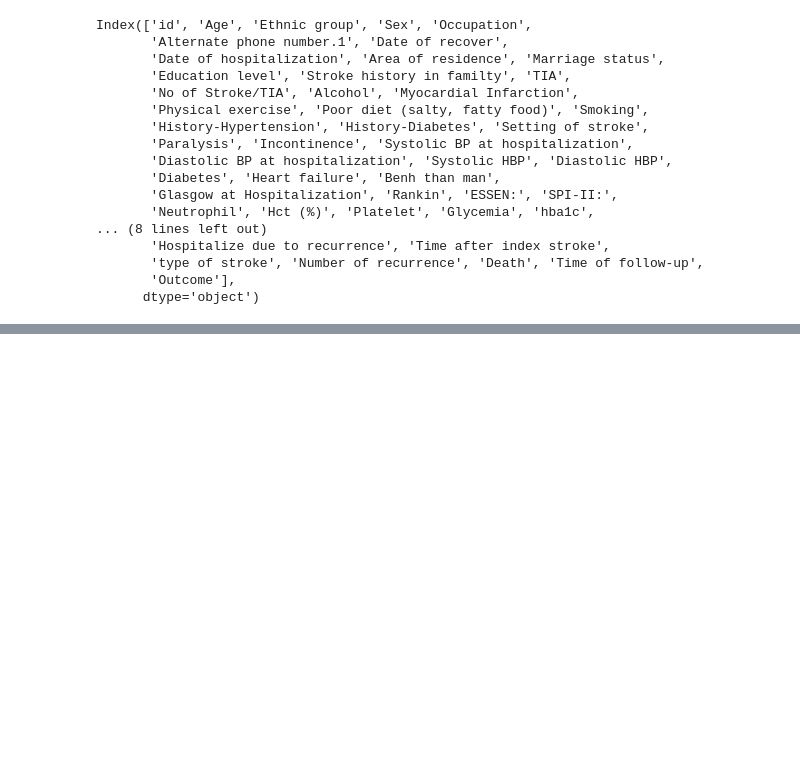
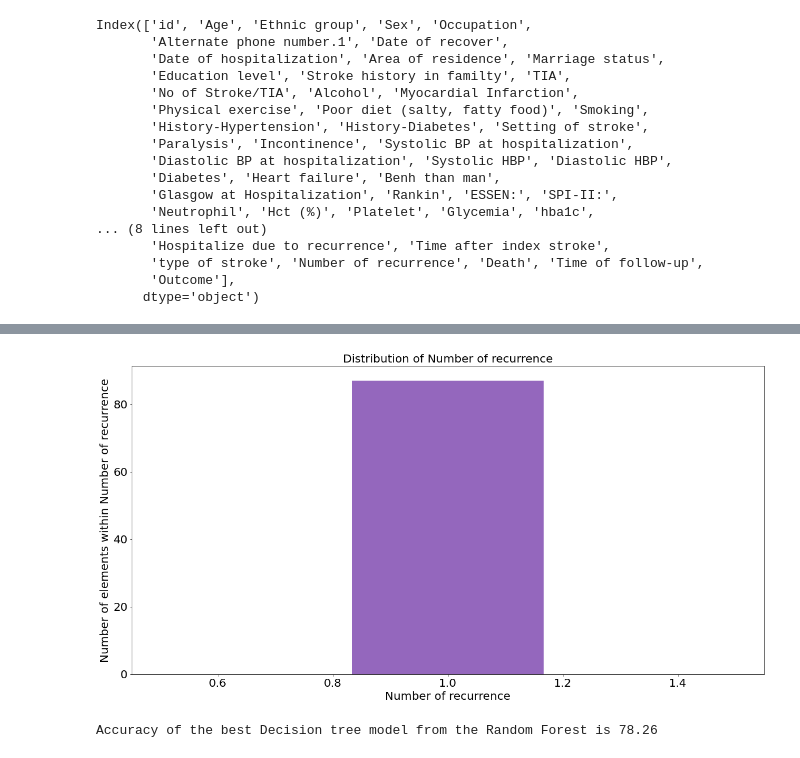
Before and after one commit to BFitzy96/model_code, a Jupyter notebook: stroke_recurrence/Recurrence study.ipynb, the cells around one changed output, grey strips where cells are left out. Drawn from its saved outputs; the diff is of its cells as text; code cells hidden in the pictures; blank space fills up the shorter version.

```diff
--- a/stroke_recurrence/Recurrence study.ipynb
+++ b/stroke_recurrence/Recurrence study.ipynb
@@ -37,10 +52,39 @@ Index(['id', 'Age', 'Ethnic group', 'Sex', 'Occupation',
+# %%
+def hist_gen(df, column, colours, bins_val=5):
+
+    assert type(colours) is list, 'Not a list'
+    assert type(df).__name__ == 'DataFrame'
+    assert type(column) is str
+
+
+    plt.figure(figsize=(20,10))
+    plt.grid(False)
+    n, bins, patches = plt.hist(df[column], bins=bins_val)
+
+    if len(colours) < len(patches):
+        print('Warning: There should be the same number of colours as bars if more colours are needed')
+        x = -(-len(patches)//len(colours)) # round always rounds down and so does //, therefore using
+        # a negative value will always round up
+        colours = colours*x
+
+    for i in range(len(patches)):
+        c = colours[i]
+        patches[i].set_fc(c)
+
+    #plt.ylim(max(df[column]) + (max(df[column])*0.4))
+    plt.tick_params(labelsize=20)
+    plt.xlabel(f'{column}', fontsize=20)
+    plt.ylabel(f'Number of elements within {column}', fontsize=20)
+    plt.title(f'Distribution of {column}', fontsize=20)
+
+    plt.savefig(f'Distribution of {column}'+ '.jpg', dpi=96)
 # %%
 df = df[['Age', 'Stroke history in familty', 'TIA', 'No of Stroke/TIA', 'Alcohol',
-       'Myocardial Infarction', 'Physical exercise',
+       'Myocardial Infarction', 'Physical exercise', 'Smoking', 'Sex', 'History-Hypertension',
        'Poor diet (salty, fatty food)', 'Smoking', 'History-Hypertension',
        'History-Diabetes', 'Diabetes', 'Heart failure', 'Glasgow at Hospitalization', 'Rankin', 'Neutrophil', 'Hct (%)', 'Platelet', 'Glycemia',
        'Fibrinogen (g/l):', 'hs-CRP (mg/l):', 'Dyslipidemia',
        'Cholestorl total', 'Triglyceride', 'HDL-C', 'LDL-C',
-       'Atrial fibrillation', 'Death', 'Date of stroke recurrence']]
+       'Atrial fibrillation','Number of recurrence']]
 #, 'Depression after stroke'
 # %%
@@ -65,0 +99,4 @@ features.fillna(2, inplace=True)
+# %%
+features.fillna(2,inplace=True)
+hist_gen(df,'Number of recurrence', ['tab:purple'], 3)
+# %% [output]
@@ -66,3 +104,4 @@ features.fillna(2, inplace=True)
+[figure, added]
 # %%
 from sklearn.preprocessing import MinMaxScaler
 scaler = MinMaxScaler()
@@ -77,0 +121,7 @@ train_data, test_data, train_label, test_label = model_selection.train_test_spli
+# %%
+from sklearn.metrics import accuracy_score, confusion_matrix, ConfusionMatrixDisplay
+randForest_accuracy = accuracy_score(test_label, randForest_pred)
+randForest_accuracy *= 100
+print('Accuracy of the best Decision tree model from the Random Forest is %.2f' % randForest_accuracy)
+# %% [output]
+Accuracy of the best Decision tree model from the Random Forest is 78.26
```
Also changed, not shown: parts of 17 cells of this notebook, 24 other files.
